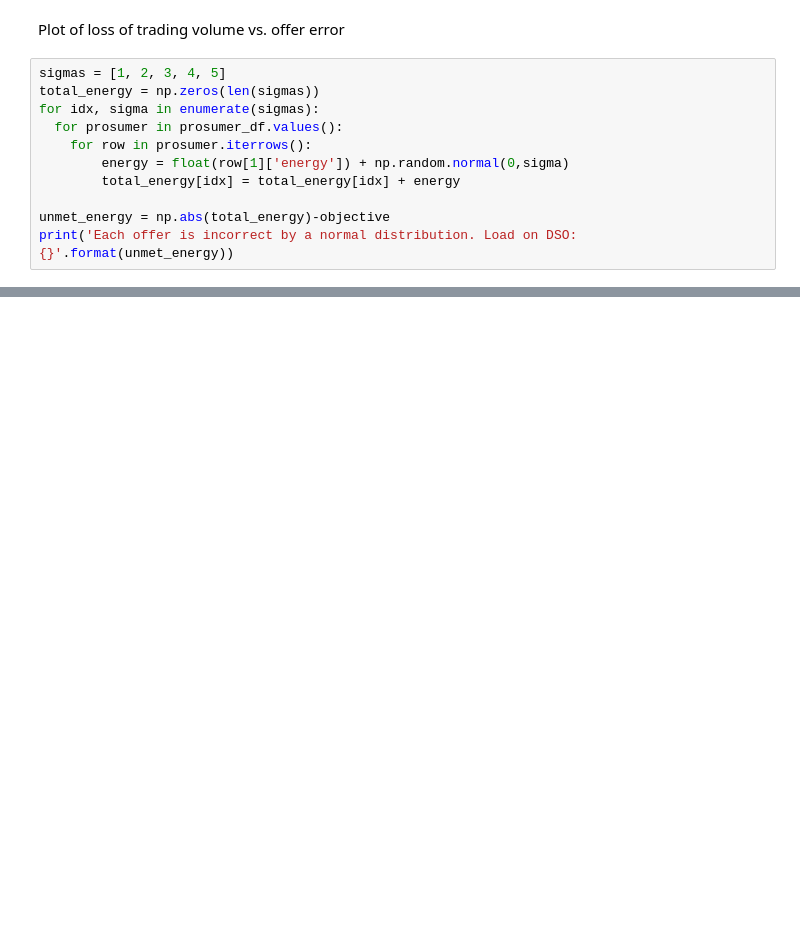
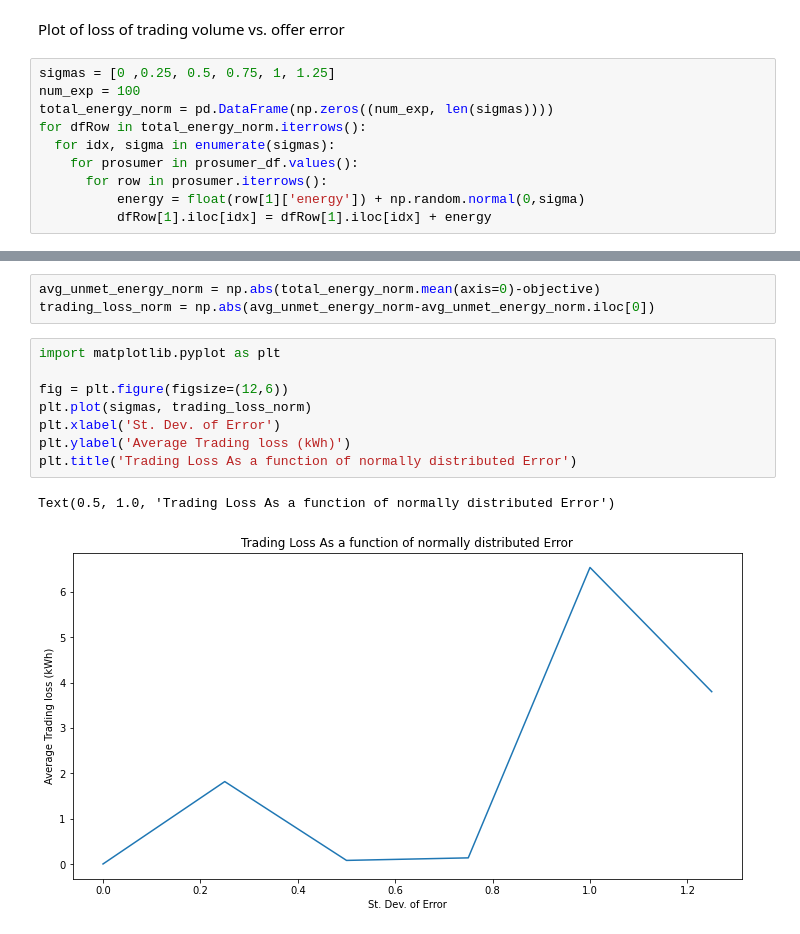
Before and after one commit to scope-lab-vu/transactive-blockchain, a Jupyter notebook: TCPS_data.ipynb, the cells around one changed output, grey strips where cells are left out. Cells and saved outputs as stored; diff of their text form; blank space fills up the shorter version.

Commit message:
Added plots for trading loss vs. error

```diff
--- a/TCPS_data.ipynb
+++ b/TCPS_data.ipynb
@@ -159,13 +148,12 @@ Producers consistently overestimate production. Load on DSO: 1281.0863287820382
 # %% [markdown]
 Plot of loss of trading volume vs. offer error
 # %%
-sigmas = [1, 2, 3, 4, 5]
-total_energy = np.zeros(len(sigmas))
-for idx, sigma in enumerate(sigmas):
-  for prosumer in prosumer_df.values():
-    for row in prosumer.iterrows():
-        energy = float(row[1]['energy']) + np.random.normal(0,sigma)
-        total_energy[idx] = total_energy[idx] + energy
-
-unmet_energy = np.abs(total_energy)-objective
-print('Each offer is incorrect by a normal distribution. Load on DSO: {}'.format(unmet_energy))
+sigmas = [0 ,0.25, 0.5, 0.75, 1, 1.25]
+num_exp = 100
+total_energy_norm = pd.DataFrame(np.zeros((num_exp, len(sigmas))))
+for dfRow in total_energy_norm.iterrows():
+  for idx, sigma in enumerate(sigmas):
+    for prosumer in prosumer_df.values():
+      for row in prosumer.iterrows():
+          energy = float(row[1]['energy']) + np.random.normal(0,sigma)
+          dfRow[1].iloc[idx] = dfRow[1].iloc[idx] + energy
@@ -178,0 +160,14 @@ array([[-903.38112553, -903.38112553, -903.38112553, -903.38112553,
+# %%
+avg_unmet_energy_norm = np.abs(total_energy_norm.mean(axis=0)-objective)
+trading_loss_norm = np.abs(avg_unmet_energy_norm-avg_unmet_energy_norm.iloc[0])
+# %%
+import matplotlib.pyplot as plt
+
+fig = plt.figure(figsize=(12,6))
+plt.plot(sigmas, trading_loss_norm)
+plt.xlabel('St. Dev. of Error')
+plt.ylabel('Average Trading loss (kWh)')
+plt.title('Trading Loss As a function of normally distributed Error')
+# %% [output]
+Text(0.5, 1.0, 'Trading Loss As a function of normally distributed Error')
+[figure, added]
```
Also changed, not shown: parts of 9 cells of this notebook.
